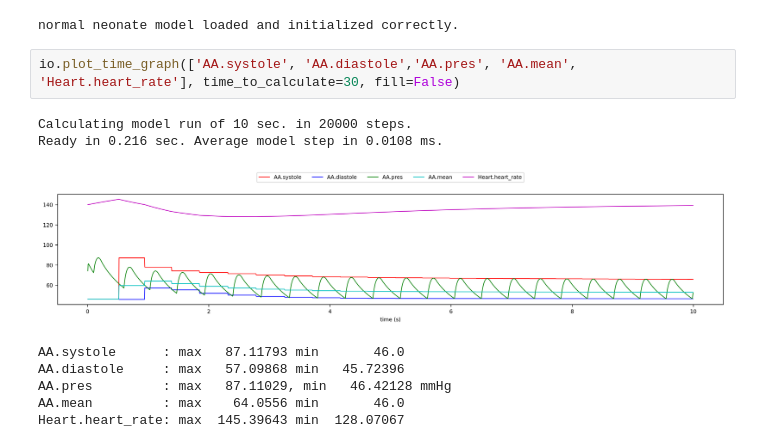
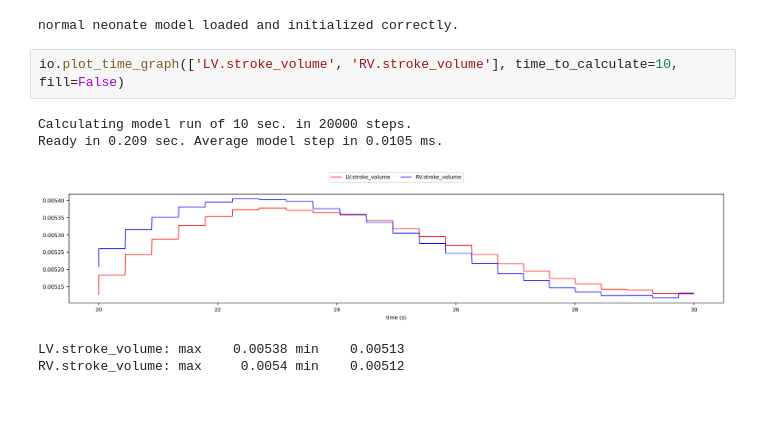
Before and after one commit to Dobutamine/explain-python, a Jupyter notebook: test.ipynb, the cells around one changed output. Cells and saved outputs as stored; diff of their text form; blank space fills up the shorter version.

```diff
--- a/test.ipynb
+++ b/test.ipynb
@@ -5,15 +5,12 @@ io = neo.interface
 models = neo.models
 # %% [output]
 normal neonate model loaded and initialized correctly.
-# %%
-io.plot_time_graph(['AA.systole', 'AA.diastole','AA.pres', 'AA.mean', 'Heart.heart_rate'], time_to_calculate=30, fill=False)
-# %% [output]
-Calculating model run of 10 sec. in 20000 steps.
-Ready in 0.216 sec. Average model step in 0.0108 ms.
-[figure, removed]
-AA.systole      : max   87.11793 min       46.0
-AA.diastole     : max   57.09868 min   45.72396
-AA.pres         : max   87.11029, min   46.42128 mmHg
-AA.mean         : max    64.0556 min       46.0
-Heart.heart_rate: max  145.39643 min  128.07067
+# %%
+io.plot_time_graph(['LV.stroke_volume', 'RV.stroke_volume'], time_to_calculate=10, fill=False)
+# %% [output]
+Calculating model run of 10 sec. in 20000 steps.
+Ready in 0.209 sec. Average model step in 0.0105 ms.
+[figure, added]
+LV.stroke_volume: max    0.00538 min    0.00513
+RV.stroke_volume: max     0.0054 min    0.00512
 # %%
```
Also changed, not shown: parts of 1 cell of this notebook, 6 other files.
